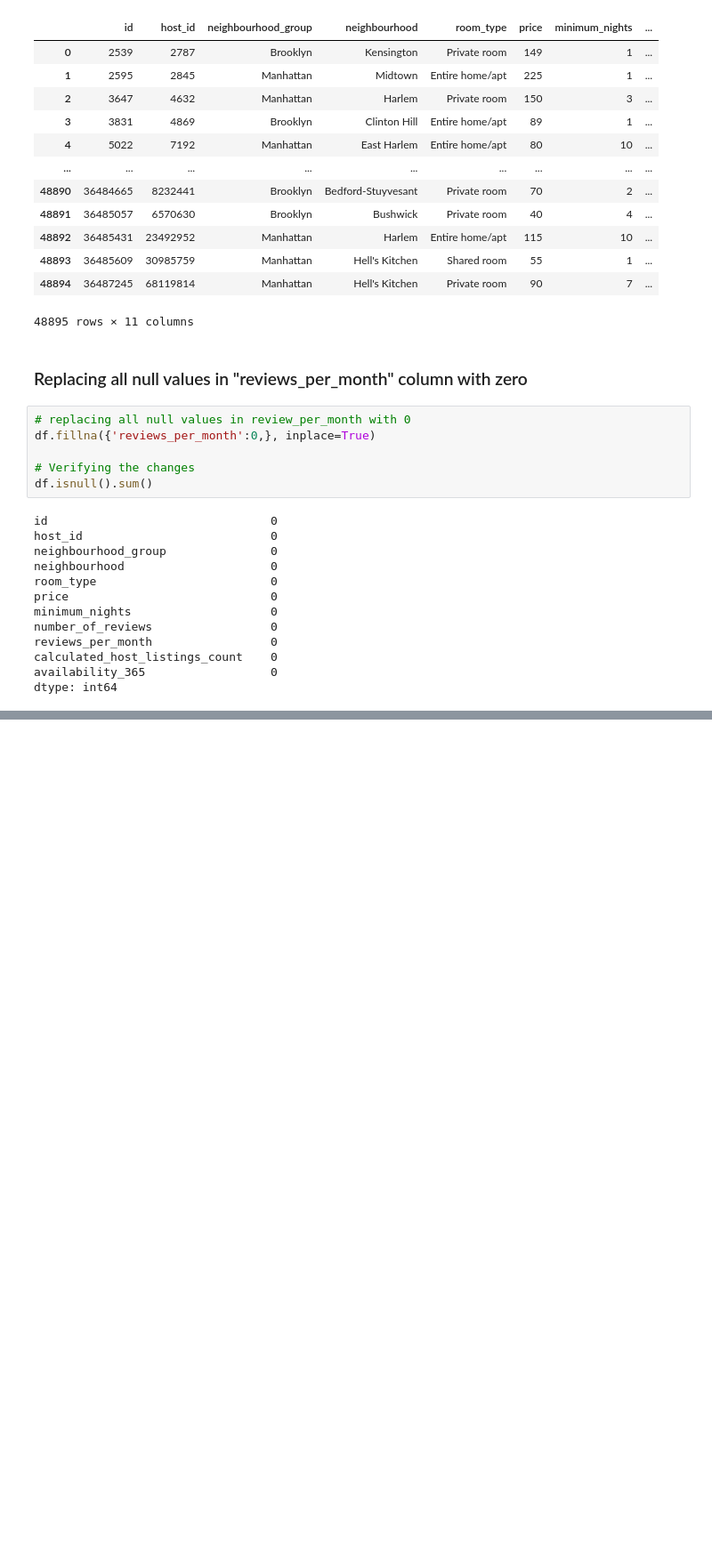
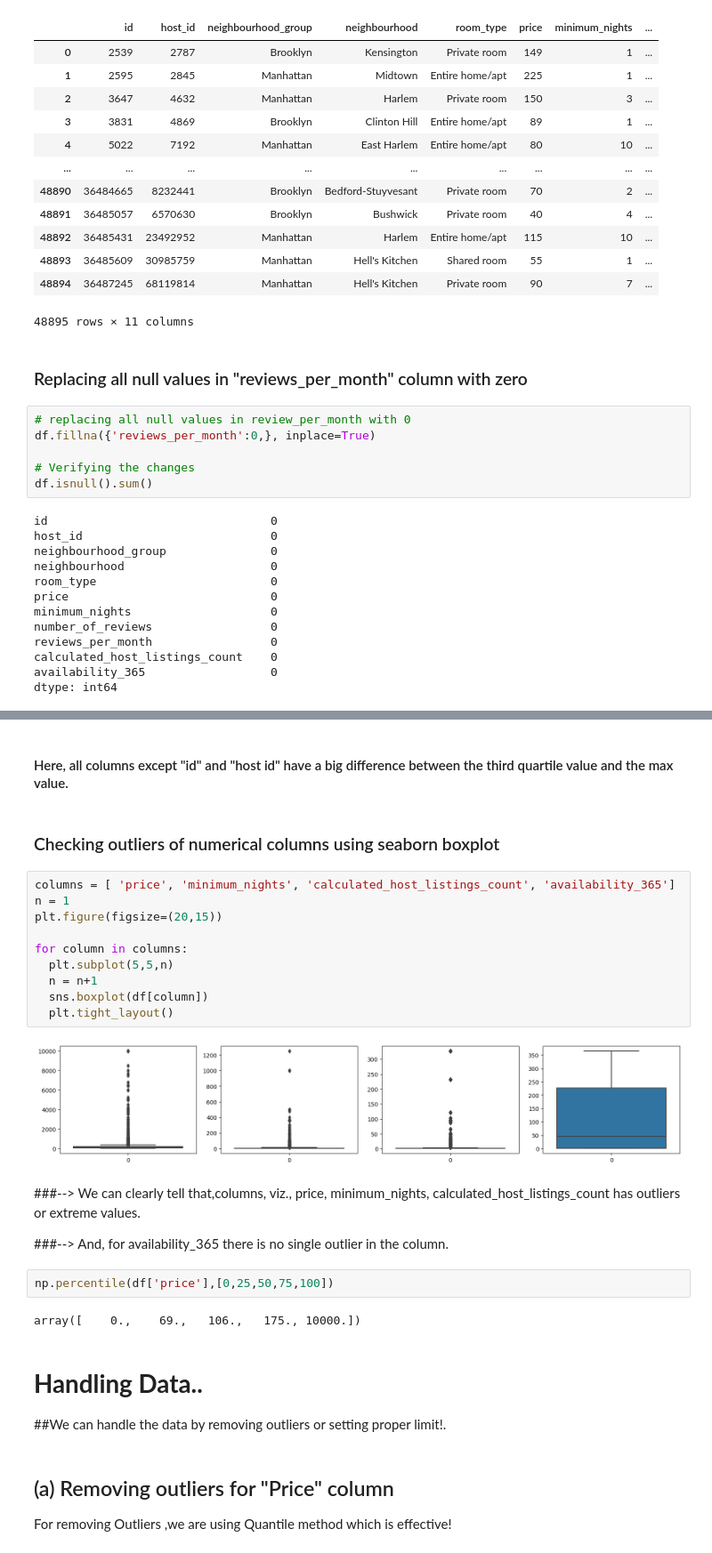
Before and after one commit to navinsambari007/Airbnb-Bookings-Analysis, a Jupyter notebook: Airbnb_Bookings_Analysis_Navinkumar_Sambari_(Github_commits).ipynb, the cells around one changed output, grey strips where cells are left out. Shown: that part at 89% size. Saved outputs shown, nothing was run; the diff lists cells and outputs as text; blank space fills up the shorter version.

```diff
--- a/Airbnb_Bookings_Analysis_Navinkumar_Sambari_(Github_commits).ipynb
+++ b/Airbnb_Bookings_Analysis_Navinkumar_Sambari_(Github_commits).ipynb
@@ -193,0 +209,30 @@ dtype: int64
+# %% [markdown]
+#### Here, all columns except "id" and "host id" have a big difference between the third quartile value and the max value.
+# %% [markdown]
+###  Checking outliers of numerical columns using seaborn boxplot
+# %%
+columns = [ 'price', 'minimum_nights', 'calculated_host_listings_count', 'availability_365']
+n = 1
+plt.figure(figsize=(20,15))
+
+for column in columns:
+  plt.subplot(5,5,n)
+  n = n+1
+  sns.boxplot(df[column])
+  plt.tight_layout()
+# %% [output]
+[figure, added]
+# %% [markdown]
+###--> We can clearly tell that,columns, viz., price, minimum_nights, calculated_host_listings_count has outliers or extreme values.
+
+###--> And, for availability_365 there is no single outlier in the column.
+# %%
+np.percentile(df['price'],[0,25,50,75,100])
+# %% [output]
+array([    0.,    69.,   106.,   175., 10000.])
+# %% [markdown]
+# **Handling Data..**
+##We can handle the data by removing outliers or setting proper limit!.
+# %% [markdown]
+## (a) Removing outliers for "Price" column
+For removing Outliers ,we are using Quantile method which is effective!
```
Also changed, not shown: parts of 8 cells of this notebook.
